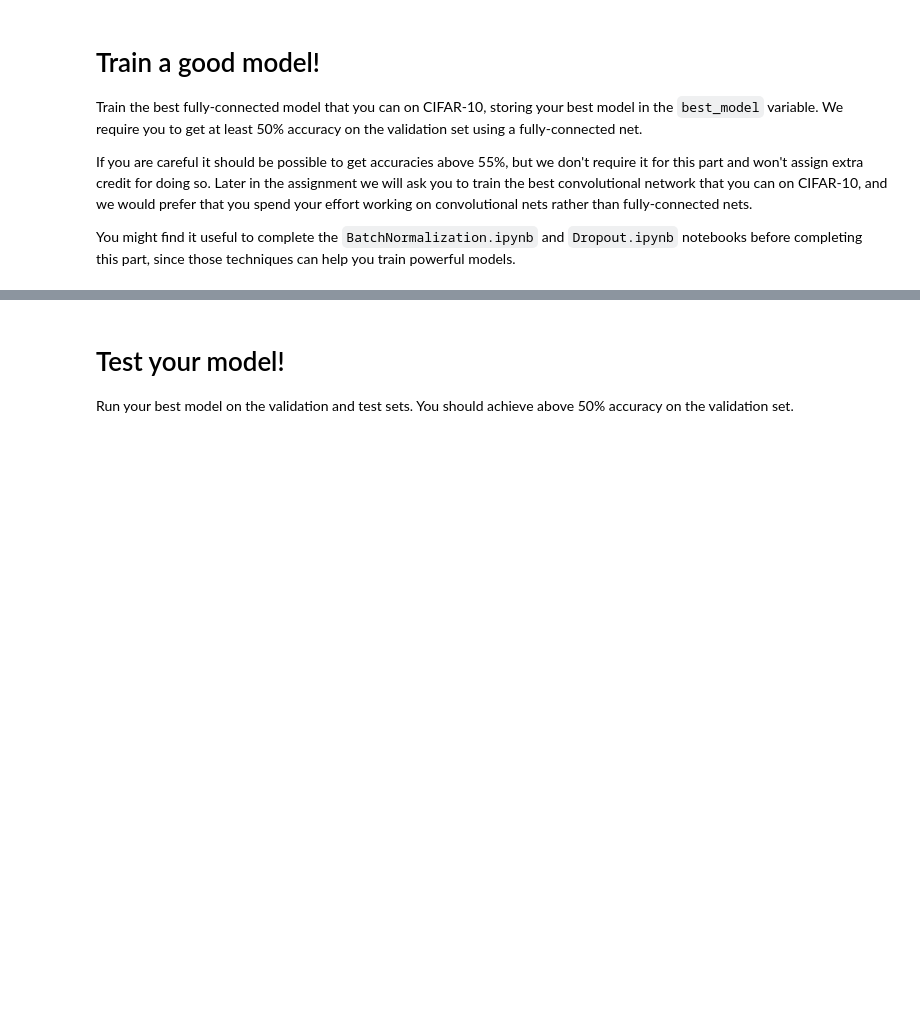
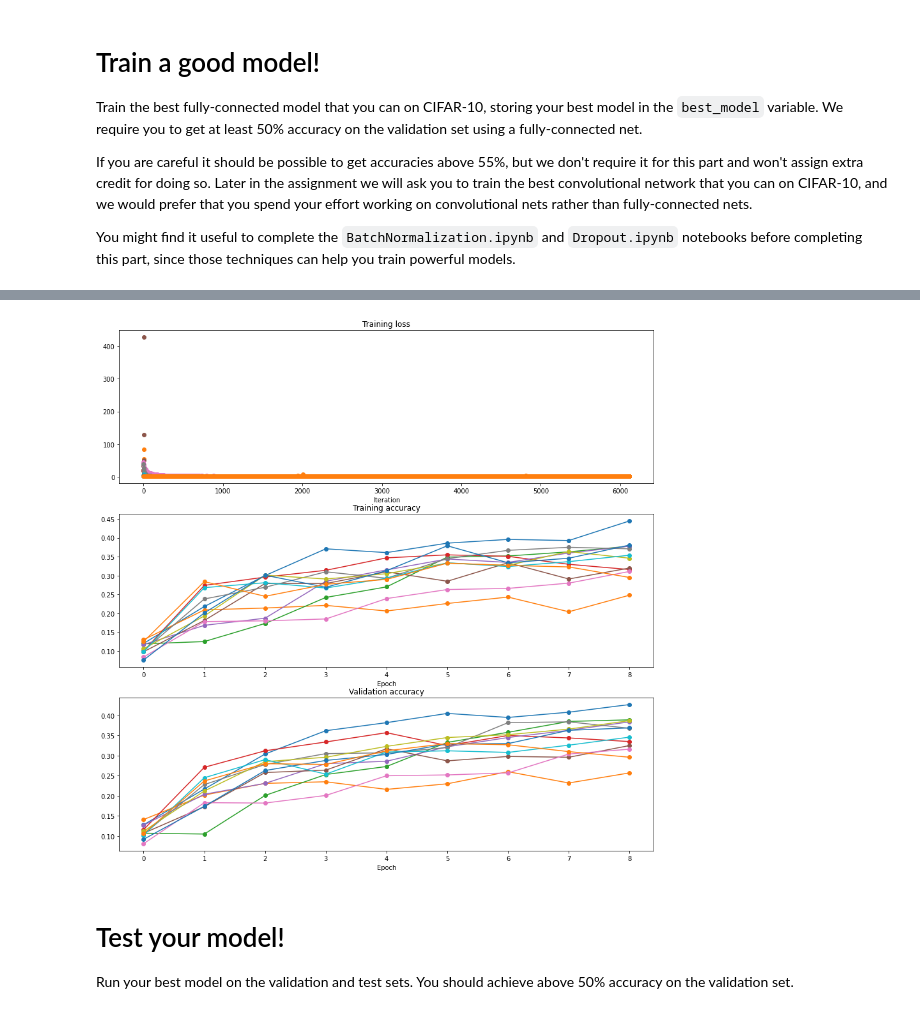
Before and after one commit to gmstanle/cs231n, a Jupyter notebook: assignment2/FullyConnectedNets.ipynb, the cells around one changed output, grey strips where cells are left out. Saved outputs shown, nothing was run; the diff lists cells and outputs as text; code cells hidden in the pictures; blank space fills up the shorter version.

```diff
--- a/assignment2/FullyConnectedNets.ipynb
+++ b/assignment2/FullyConnectedNets.ipynb
@@ -839,3 +1064,33 @@ pass
+# %%
+plt.subplot(3, 1, 1)
+plt.title('Training loss')
+plt.xlabel('Iteration')
+
+plt.subplot(3, 1, 2)
+plt.title('Training accuracy')
+plt.xlabel('Epoch')
+
+plt.subplot(3, 1, 3)
+plt.title('Validation accuracy')
+plt.xlabel('Epoch')
+
+for solver in solvers:
+  plt.subplot(3, 1, 1)
+  plt.plot(solver.loss_history, 'o')
+
+  plt.subplot(3, 1, 2)
+  plt.plot(solver.train_acc_history, '-o')
+
+  plt.subplot(3, 1, 3)
+  plt.plot(solver.val_acc_history, '-o')
+
+#for i in [1, 2, 3]:
+#  plt.subplot(3, 1, i)
+#  plt.legend(loc='upper center', ncol=4)
+plt.gcf().set_size_inches(15, 15)
+plt.show()
+# %% [output]
+[figure, added]
 # %% [markdown]
 # Test your model!
 Run your best model on the validation and test sets. You should achieve above 50% accuracy on the validation set.
```
Also changed, not shown: parts of 6 cells of this notebook.
